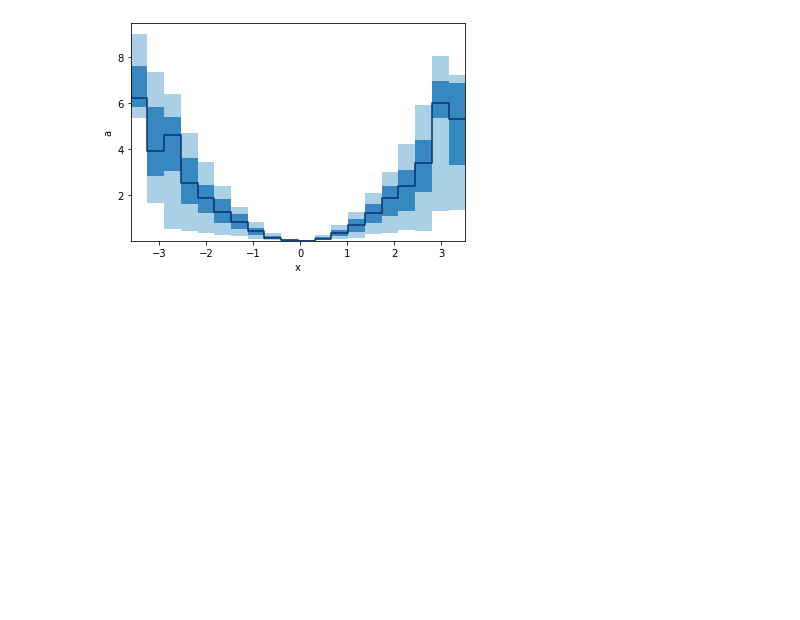
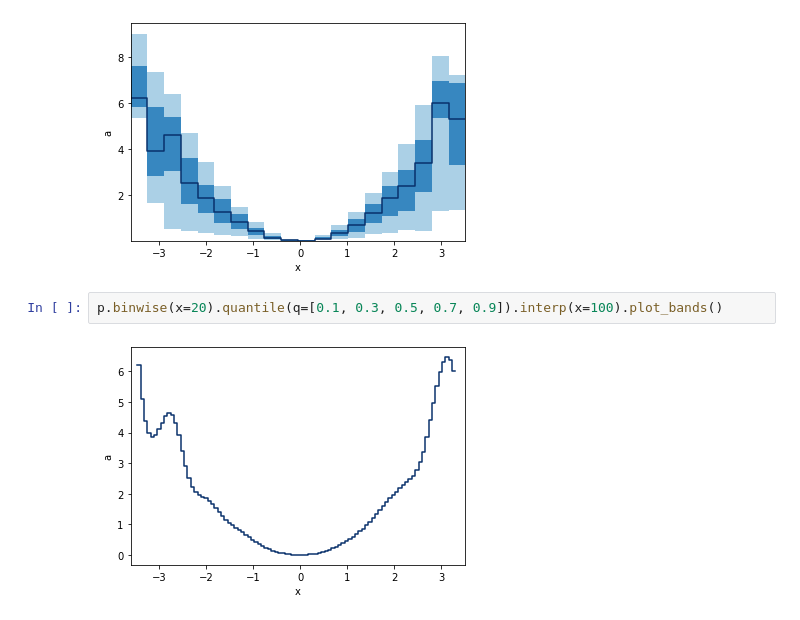
Before and after one commit to philippeller/dama, a Jupyter notebook: notebooks/README.ipynb, the cells around one changed output. Cells and saved outputs as stored; diff of their text form; blank space fills up the shorter version.

```diff
--- a/notebooks/README.ipynb
+++ b/notebooks/README.ipynb
@@ -169,3 +171,7 @@ GridArrays can also hold multi-dimensional values, like RGB images or here 5 val
 p.binwise(x=20).quantile(q=[0.1, 0.3, 0.5, 0.7, 0.9]).plot_bands()
 # %% [output]
 [figure]
+# %%
+p.binwise(x=20).quantile(q=[0.1, 0.3, 0.5, 0.7, 0.9]).interp(x=100).plot_bands()
+# %% [output]
+[figure, added]
```
Also changed, not shown: parts of 9 cells of this notebook, 19 other files.
